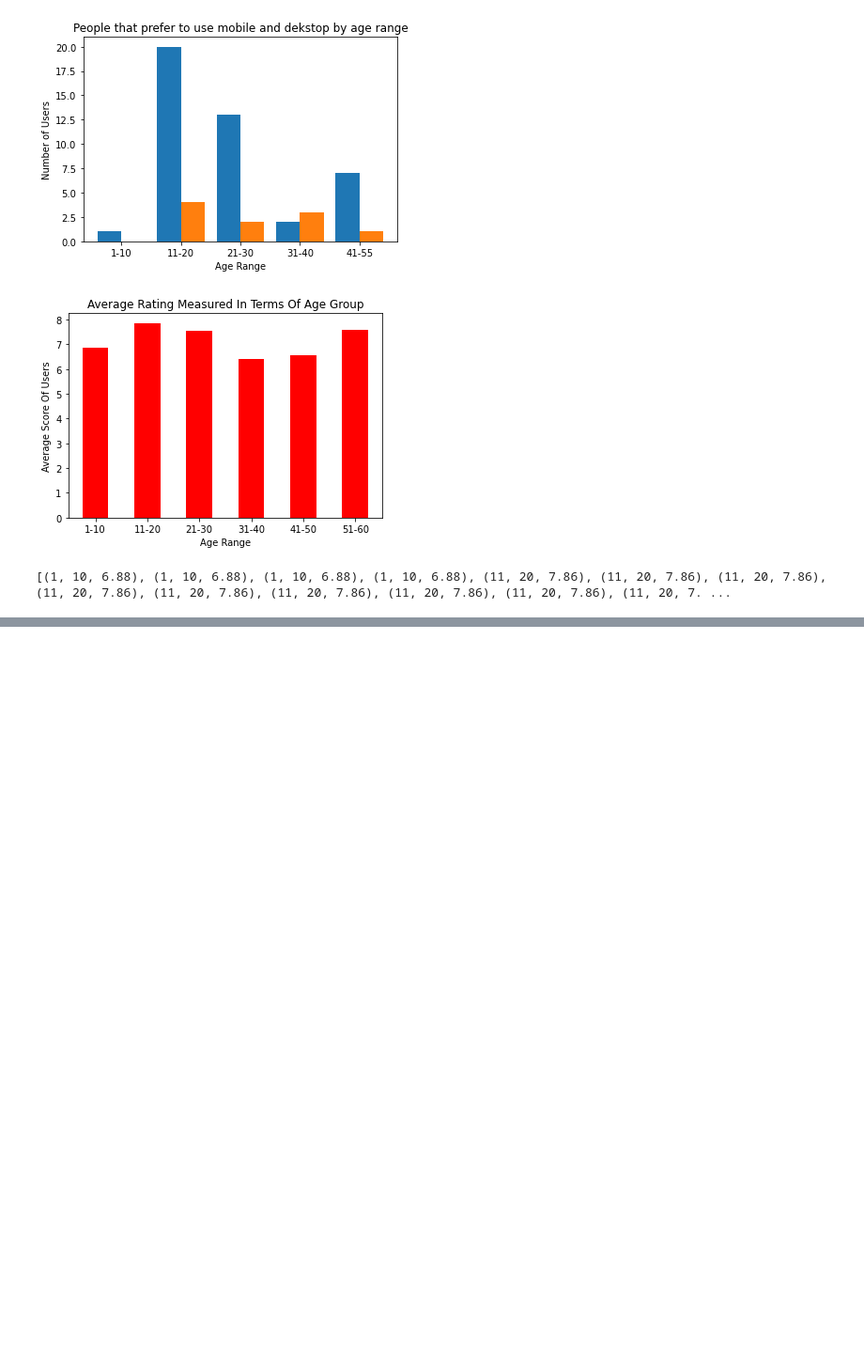
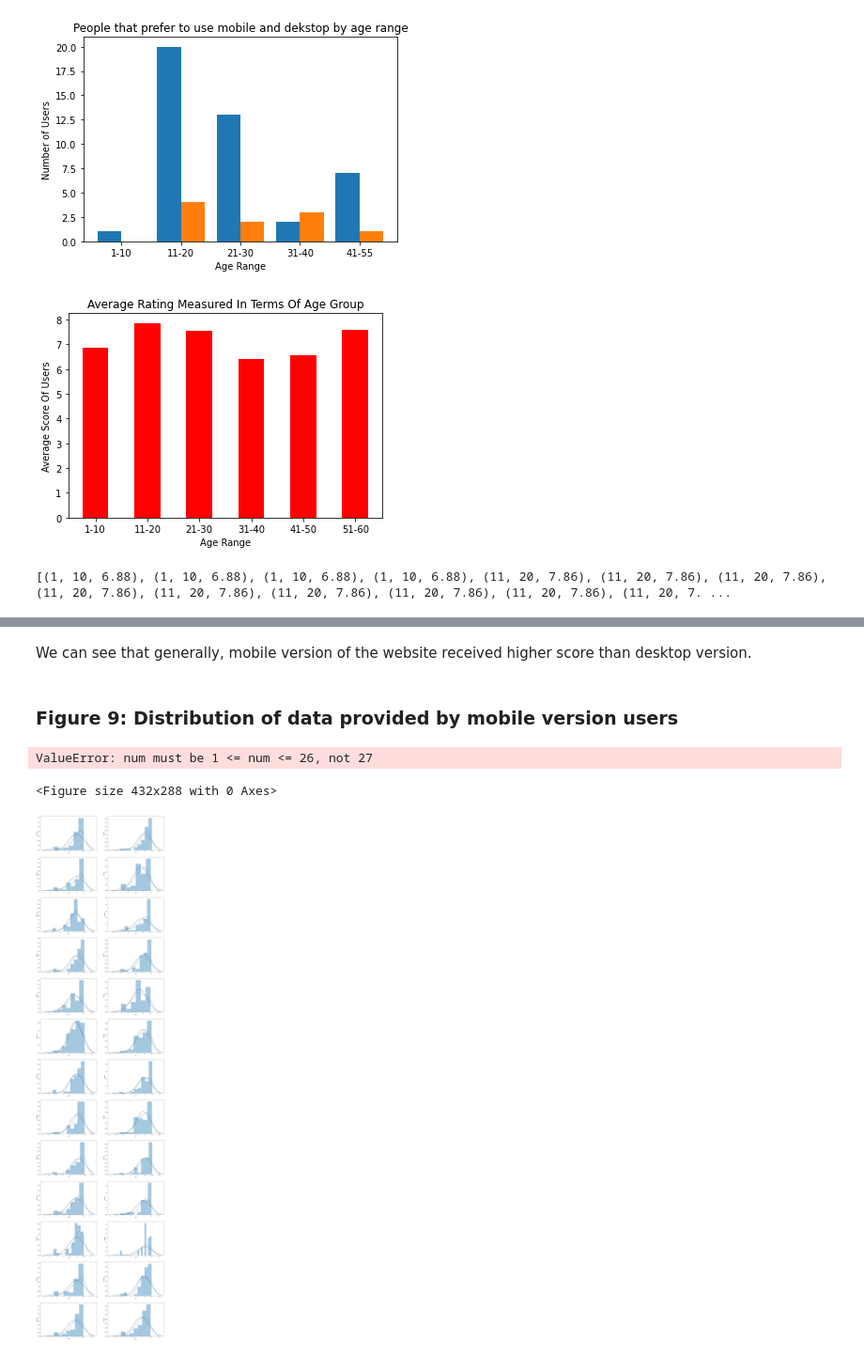
Before and after one commit to Buzzou/prog_ds, a Jupyter notebook: A3_Data_Analysis_Project.ipynb, the cells around one changed output, grey strips where cells are left out. Shown at 94% size. Drawn from its saved outputs; the diff is of its cells as text; code cells hidden in the pictures; blank space fills up the shorter version.

```diff
--- a/A3_Data_Analysis_Project.ipynb
+++ b/A3_Data_Analysis_Project.ipynb
@@ -764,7 +723,8 @@ survey_df_grouped_by_platform.get_group(name='Desktop').describe()
 | max | 55.000000 | 10.000000 | 10.000000 | 10.000000 | 10.000000 | 10.000000 | 10.000000 | 10.000000 | 10.000000 | 10.000000 | ... | ... |
 8 rows × 28 columns
 # %%
-survey_df_grouped_by_platform.get_group(name='Mobile').describe()
+mobile_group=survey_df_grouped_by_platform.get_group(name='Mobile')
+mobile_group.describe()
 # %% [output]
 |  | age | q1 | q2 | q3 | q4 | q5 | q6 | q7 | q8 | q9 | ... | ... |
 | count | 54.000000 | 54.000000 | 54.000000 | 54.00000 | 54.000000 | 54.000000 | 54.000000 | 54.000000 | 54.000000 | 54.000000 | ... | ... |
@@ -792,2 +766,18 @@ We can see that generally, mobile version of the website was liked by user
+# %%
+def plt_mobile_data_distribution():
+
+    mobile_group.pop('user_id')
+    mobile_group.pop('language')
+    mobile_group.pop('platform')
+    mobile_group.pop('gender')
+    mobile_group.pop('age')
+
+    plt.tight_layout()
+    plt.figure(figsize=(22.4, 97.2), dpi=110)
+    with warnings.catch_warnings():
+        warnings.simplefilter(action='ignore', category=FutureWarning)
+        for each_col in range(mobile_group.shape[1]):
+            plt.subplot(13, 2, each_col + 1)
+            sns.distplot(mobile_group.iloc[:, each_col], fit=scipy.stats.norm)
 # %% [markdown]
 # Other Code
@@ -946,0 +1014,10 @@ plt_rating_given_for_each_question_by_platform()
+# %% [markdown]
+We can see that generally, mobile version of the website received higher score than desktop version.
+# %% [markdown]
+### Figure 9: Distribution of data provided by mobile version users
+# %%
+plt_mobile_data_distribution()
+# %% [output]
+ValueError: num must be 1 <= num <= 26, not 27
+<Figure size 432x288 with 0 Axes>
+[figure, added]
```
Also changed, not shown: parts of 70 cells of this notebook.
